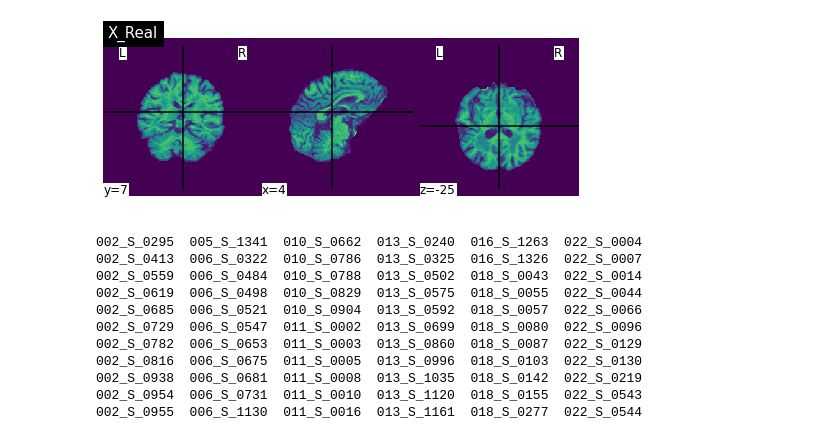
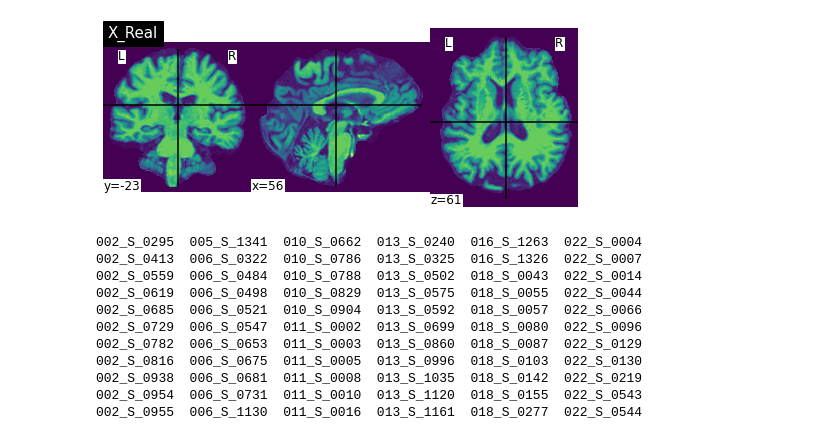
Before and after one commit to ShiboXing/ADNI_Preprocessing, a Jupyter notebook: show_img.ipynb, the cells around one changed output. Drawn from its saved outputs; the diff is of its cells as text; code cells hidden in the pictures.

```diff
--- a/show_img.ipynb
+++ b/show_img.ipynb
@@ -1,17 +1,17 @@
 # %%
 from nilearn import plotting
 import nibabel as nib
 import csv
 import os
 import re
 
 # show a nifti image
-path = '../ADNI/023_S_0030/FreeSurfer_Cross-Sectional_Processing_brainmask/2005-10-10_09_00_44.0/S9441/mri/image.nii'
+path = '../ADNI/021_S_1109/FreeSurfer_Cross-Sectional_Processing_brainmask/2006-12-05_14_24_09.0/S23446/mri/brainmask.mgz'
 img = nib.load(path)
 plotting.plot_img(img, title="X_Real")
 plotting.show()
 # %% [output]
-[figure, old version]
+[figure, new version]
 # %%
 !ls ../ADNI
 # %% [output]
```
Also changed, not shown: parts of 1 cell of this notebook, 2 other files.
